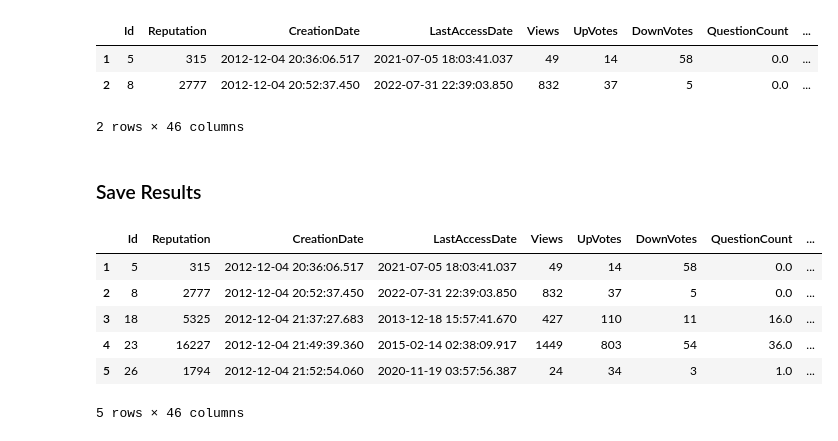
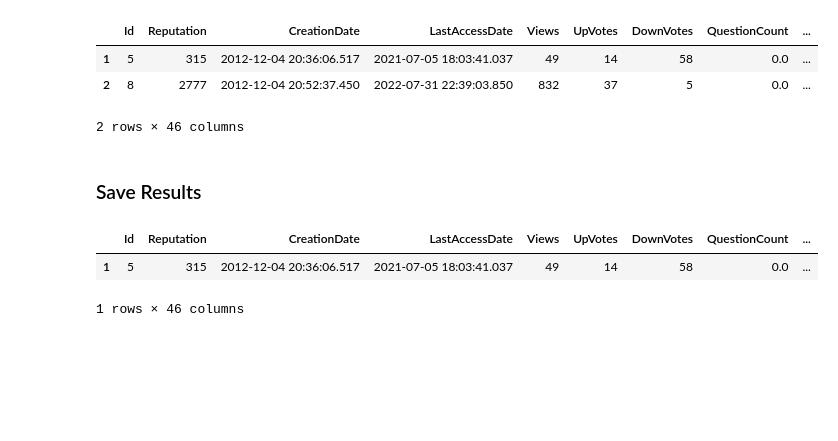
Before and after one commit to pierrehogenhaug/stackexchange_politics, a Jupyter notebook: sentiment.ipynb, the cells around one changed output. Saved outputs shown, nothing was run; the diff lists cells and outputs as text; code cells hidden in the pictures; blank space fills up the shorter version.

```diff
--- a/sentiment.ipynb
+++ b/sentiment.ipynb
@@ -428,12 +428,8 @@ users_with_all_attributes.head(2)
 # %%
 #users_with_all_attributes.to_pickle('./pickle_dataframes/users_with_all_attributes.pkl')
 users_with_all_attributes = pd.read_pickle('./pickle_dataframes/users_with_all_attributes.pkl')
-users_with_all_attributes.head()
+users_with_all_attributes.head(1)
 # %% [output]
 |  | Id | Reputation | CreationDate | LastAccessDate | Views | UpVotes | DownVotes | QuestionCount | ... |
 | 1 | 5 | 315 | 2012-12-04 20:36:06.517 | 2021-07-05 18:03:41.037 | 49 | 14 | 58 | 0.0 | ... |
-| 2 | 8 | 2777 | 2012-12-04 20:52:37.450 | 2022-07-31 22:39:03.850 | 832 | 37 | 5 | 0.0 | ... |
-| 3 | 18 | 5325 | 2012-12-04 21:37:27.683 | 2013-12-18 15:57:41.670 | 427 | 110 | 11 | 16.0 | ... |
-| 4 | 23 | 16227 | 2012-12-04 21:49:39.360 | 2015-02-14 02:38:09.917 | 1449 | 803 | 54 | 36.0 | ... |
-| 5 | 26 | 1794 | 2012-12-04 21:52:54.060 | 2020-11-19 03:57:56.387 | 24 | 34 | 3 | 1.0 | ... |
-5 rows × 46 columns
+1 rows × 46 columns
```
Also changed, not shown: parts of 1 cell of this notebook.
